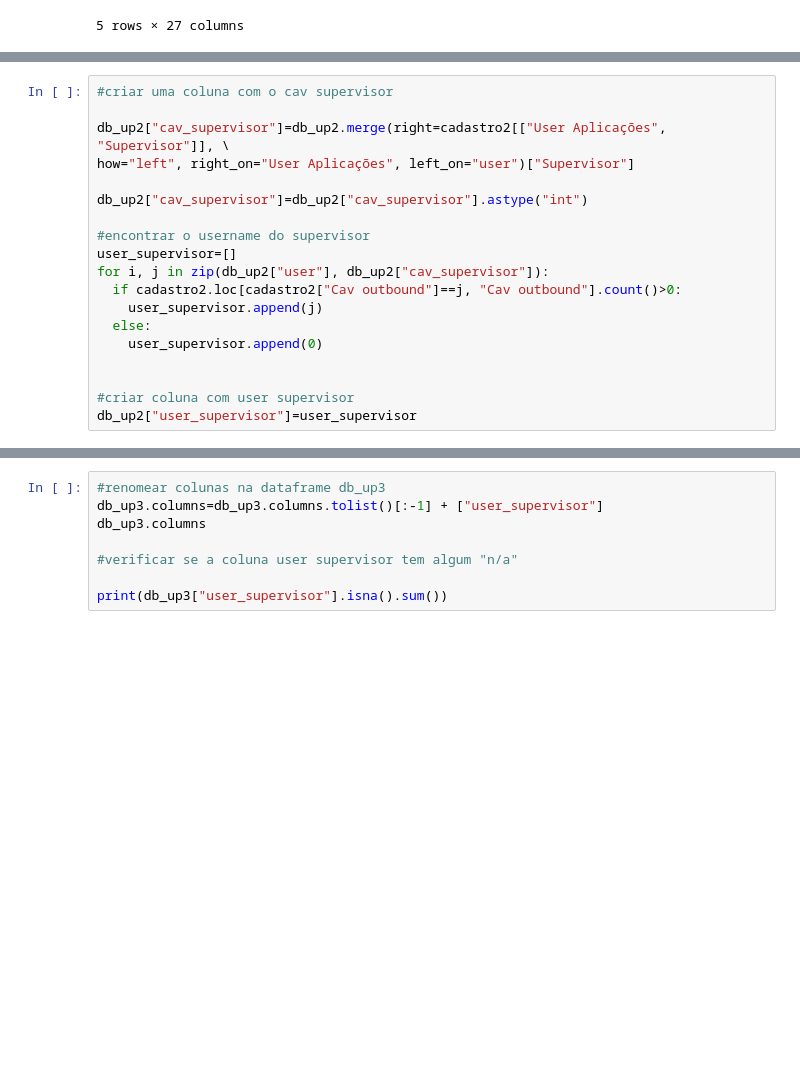
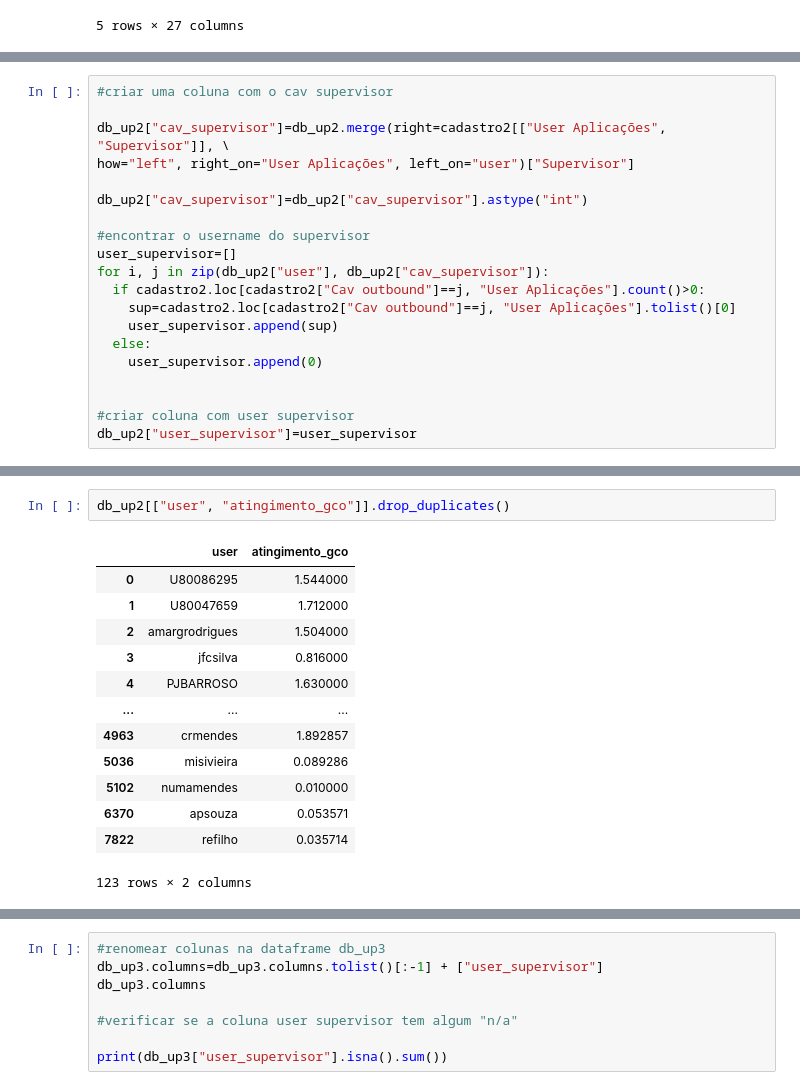
Before and after one commit to josepmatias/ONE, a Jupyter notebook: auto_campanhas.ipynb, the cells around one changed output, grey strips where cells are left out. Saved outputs shown, nothing was run; the diff lists cells and outputs as text; blank space fills up the shorter version.

```diff
--- a/auto_campanhas.ipynb
+++ b/auto_campanhas.ipynb
@@ -255,8 +256,9 @@ db_up2["cav_supervisor"]=db_up2["cav_supervisor"].astype("int")
 #encontrar o username do supervisor
 user_supervisor=[]
 for i, j in zip(db_up2["user"], db_up2["cav_supervisor"]):
-  if cadastro2.loc[cadastro2["Cav outbound"]==j, "Cav outbound"].count()>0:
-    user_supervisor.append(j)
+  if cadastro2.loc[cadastro2["Cav outbound"]==j, "User Aplicações"].count()>0:
+    sup=cadastro2.loc[cadastro2["Cav outbound"]==j, "User Aplicações"].tolist()[0]
+    user_supervisor.append(sup)
   else:
     user_supervisor.append(0)
 
@@ -268,0 +268,16 @@ db_up2["user_supervisor"]=user_supervisor
+# %%
+db_up2[["user", "atingimento_gco"]].drop_duplicates()
+# %% [output]
+|  | user | atingimento_gco |
+| 0 | U80086295 | 1.544000 |
+| 1 | U80047659 | 1.712000 |
+| 2 | amargrodrigues | 1.504000 |
+| 3 | jfcsilva | 0.816000 |
+| 4 | PJBARROSO | 1.630000 |
+| ... | ... | ... |
+| 4963 | crmendes | 1.892857 |
+| 5036 | misivieira | 0.089286 |
+| 5102 | numamendes | 0.010000 |
+| 6370 | apsouza | 0.053571 |
+| 7822 | refilho | 0.035714 |
+123 rows × 2 columns
```
Also changed, not shown: parts of 3 cells of this notebook.
